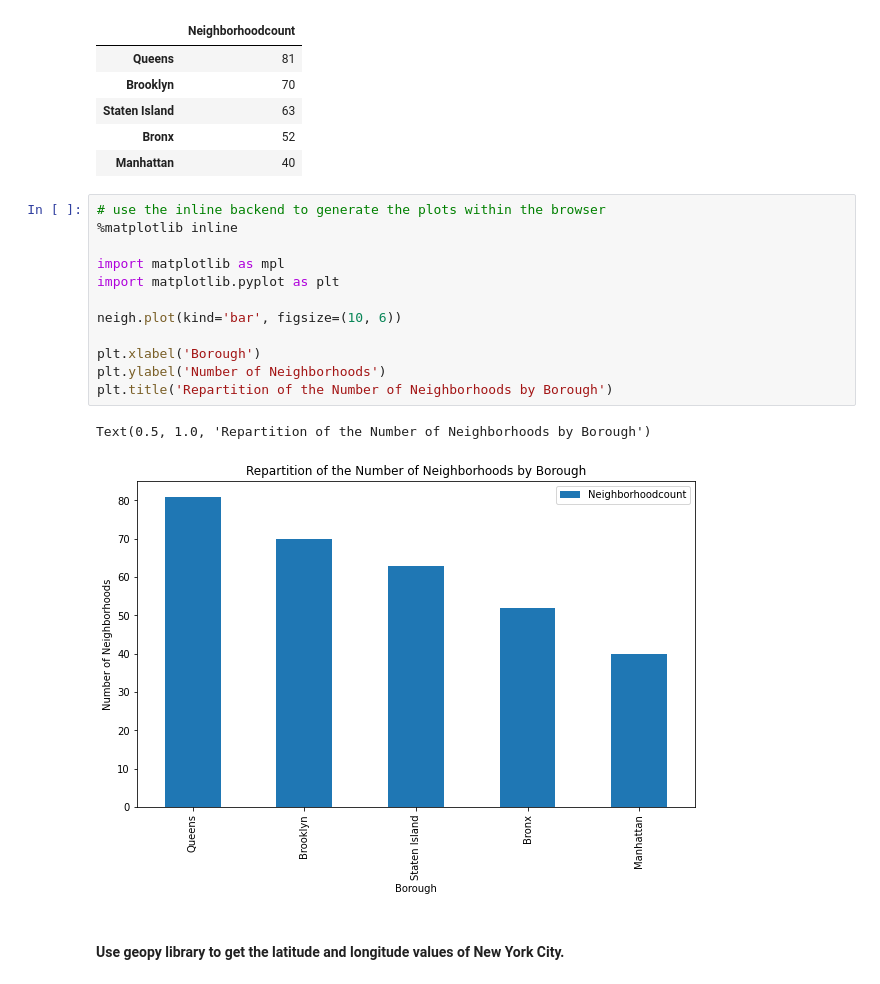
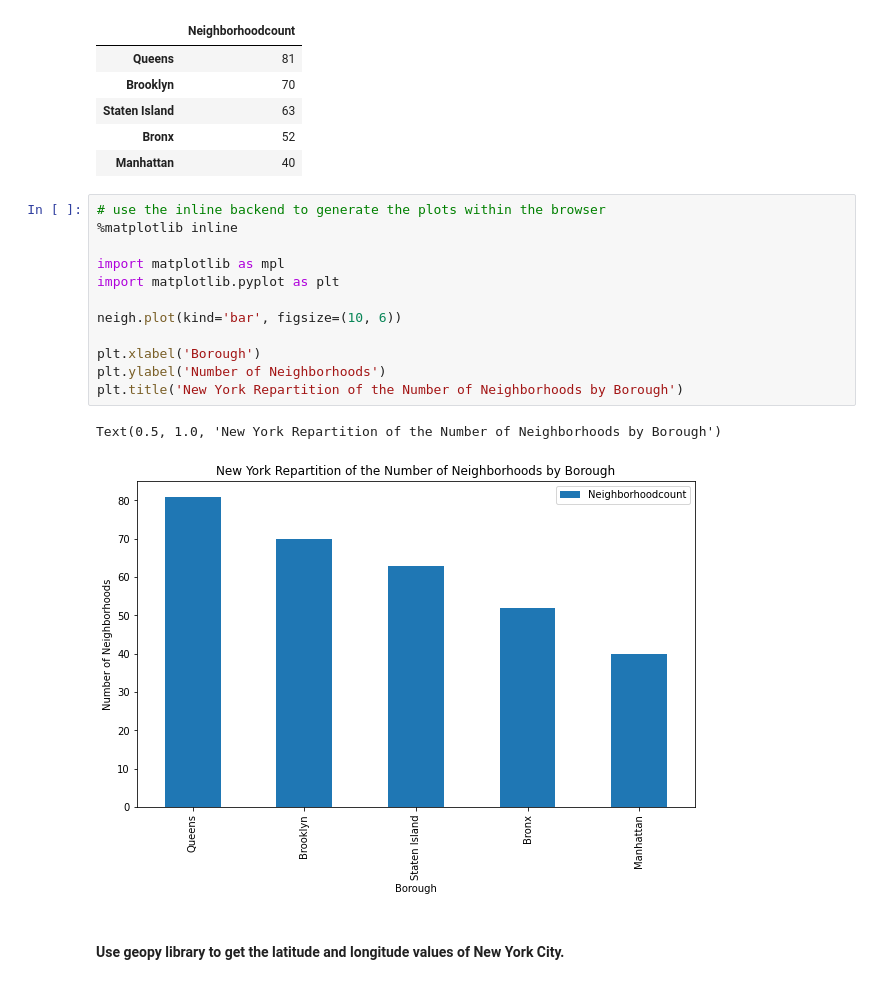
Before and after one commit to yolande22/Coursera_Capstone, a Jupyter notebook: Capstone Project_NY &Toronto_Neighborhood Notebook.ipynb, the cells around one changed output. Drawn from its saved outputs; the diff is of its cells as text.

```diff
--- a/Capstone Project_NY &Toronto_Neighborhood Notebook.ipynb
+++ b/Capstone Project_NY &Toronto_Neighborhood Notebook.ipynb
@@ -220,18 +220,18 @@ neigh
 # %%
 # use the inline backend to generate the plots within the browser
 %matplotlib inline
 
 import matplotlib as mpl
 import matplotlib.pyplot as plt
 
 neigh.plot(kind='bar', figsize=(10, 6))
 
 plt.xlabel('Borough')
 plt.ylabel('Number of Neighborhoods')
-plt.title('Repartition of the Number of Neighborhoods by Borough')
+plt.title('New York Repartition of the Number of Neighborhoods by Borough')
 # %% [output]
-Text(0.5, 1.0, 'Repartition of the Number of Neighborhoods by Borough')
+Text(0.5, 1.0, 'New York Repartition of the Number of Neighborhoods by Borough')
-[figure, old version]
+[figure, new version]
 # %% [markdown]
 #### Use geopy library to get the latitude and longitude values of New York City.
 # %% [markdown]
```
Also changed, not shown: parts of 3 cells of this notebook.
